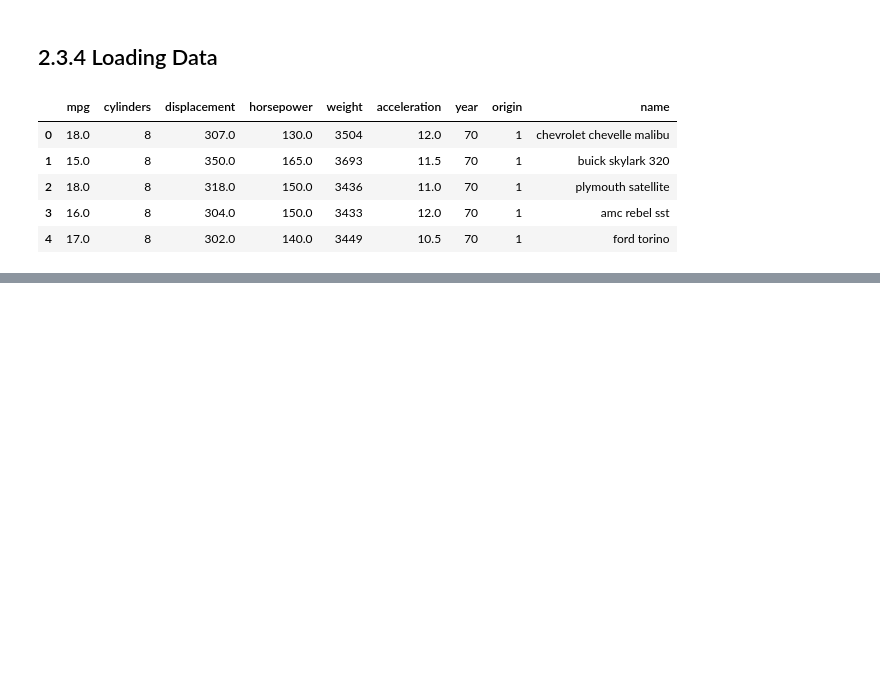
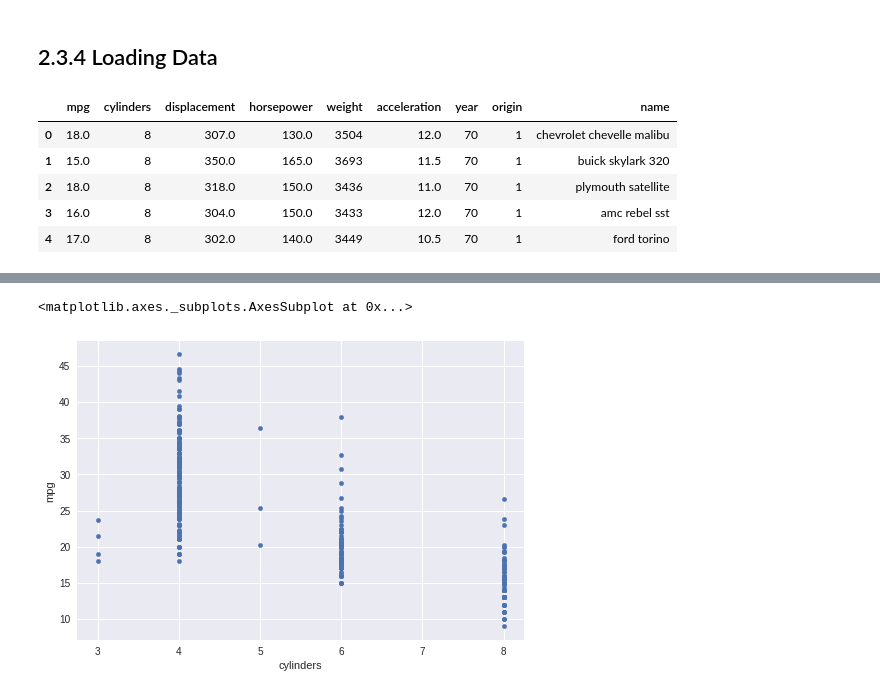
Before and after one commit to mjalalimanesh/Statistical-Learning-ISLR-Python, a Jupyter notebook: lab2.ipynb, the cells around one changed output, grey strips where cells are left out. Drawn from its saved outputs; the diff is of its cells as text; code cells hidden in the pictures; blank space fills up the shorter version.

```diff
--- a/lab2.ipynb
+++ b/lab2.ipynb
@@ -236,0 +237,6 @@ sns.boxplot(data=Auto, x="cylinders", y="mpg", ax=ax)
+# %%
+fig, ax = plt.subplots(1, 1)
+Auto.plot(kind = "scatter", x="cylinders", y="mpg", ax=ax)
+# %% [output]
+<matplotlib.axes._subplots.AxesSubplot at 0x...>
+[figure, added]
```
Also changed, not shown: parts of 7 cells of this notebook.
